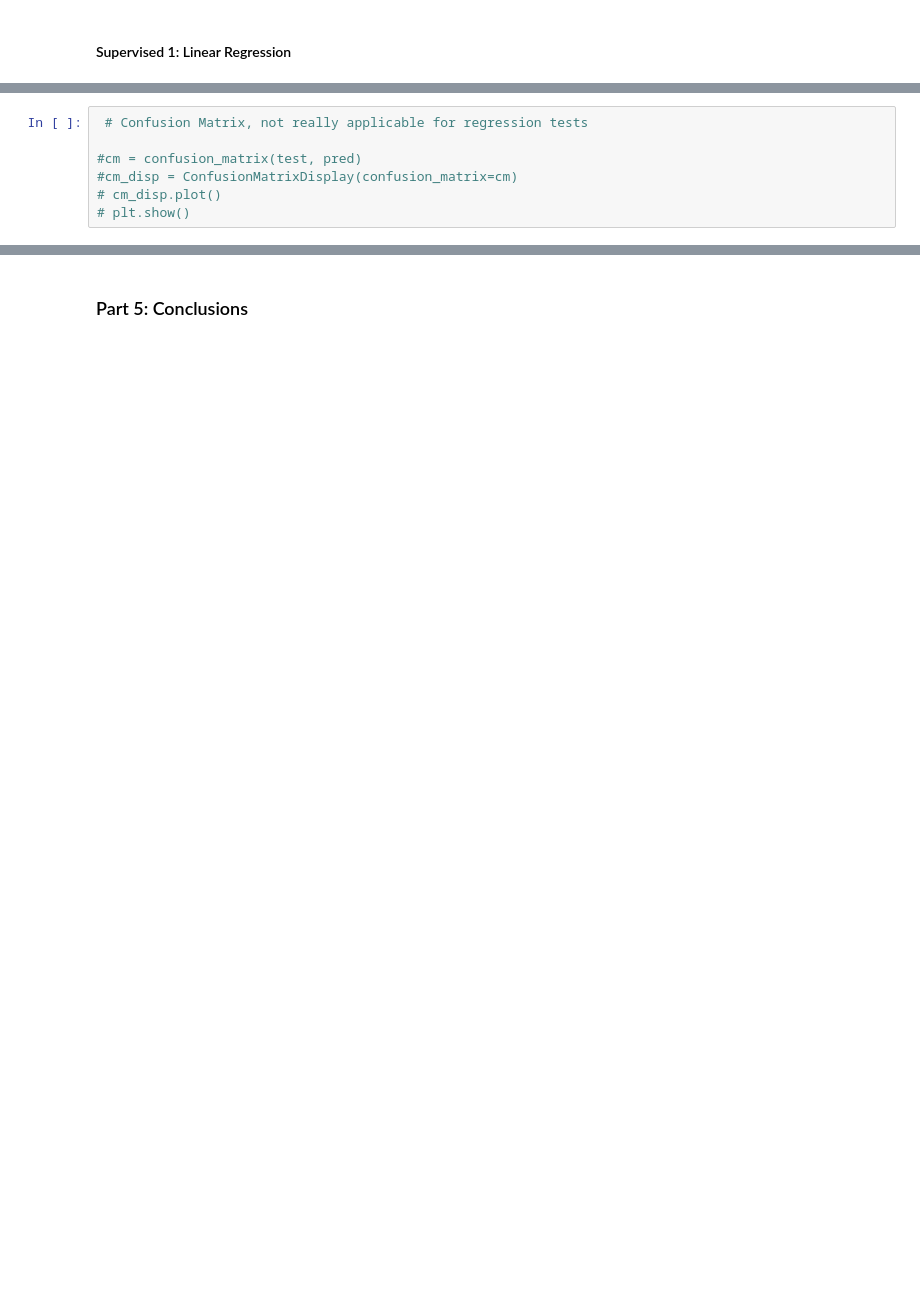
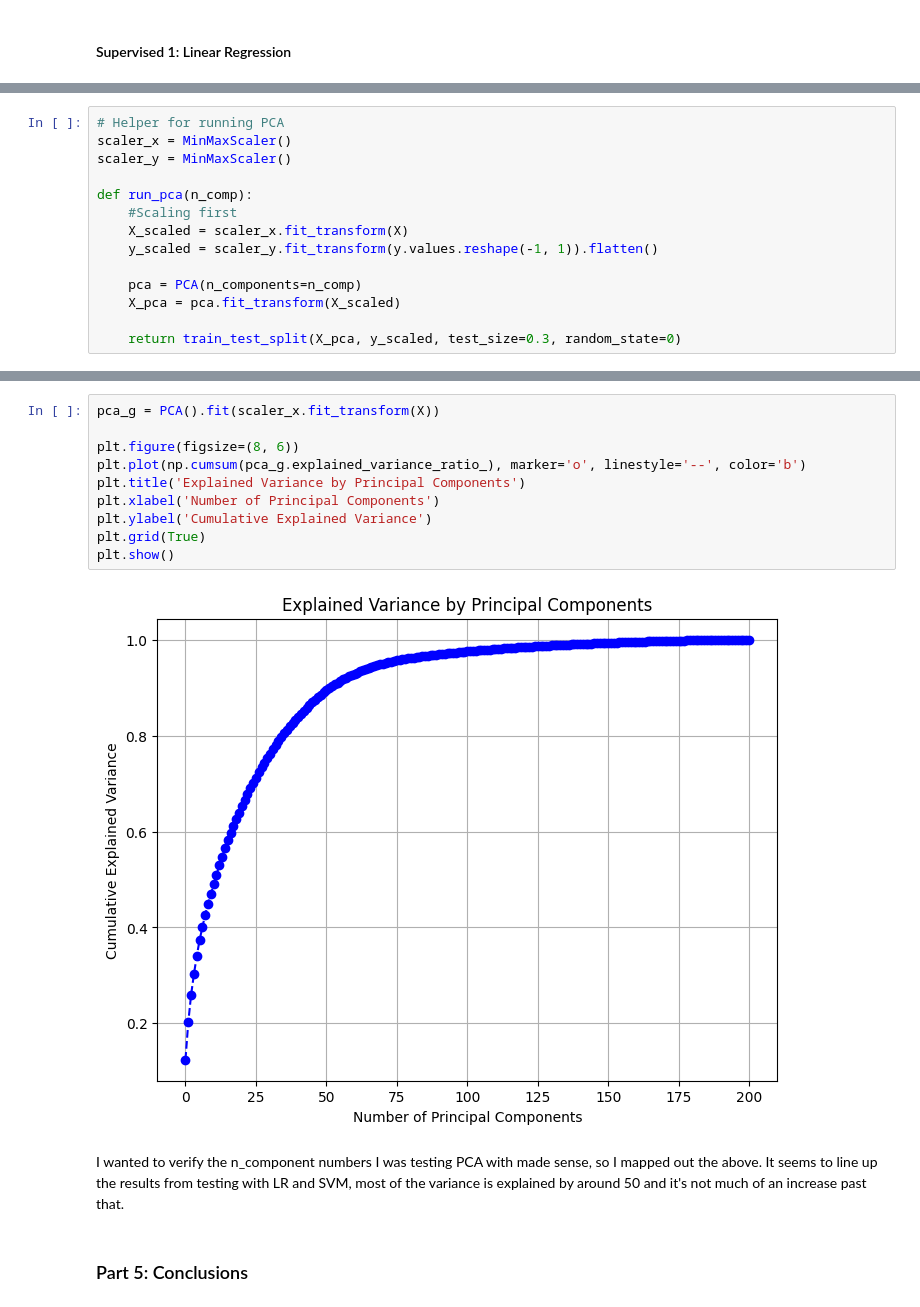
Before and after one commit to bxue2/Unsupervised-Learning-Final, a Jupyter notebook: Final.ipynb, the cells around one changed output, grey strips where cells are left out. Cells and saved outputs as stored; diff of their text form; blank space fills up the shorter version.

```diff
--- a/Final.ipynb
+++ b/Final.ipynb
@@ -574,8 +562,15 @@ Performs better than Linear Regression, but there might be room for improvement,
 # %%
- # Confusion Matrix, not really applicable for regression tests
+# Helper for running PCA
+scaler_x = MinMaxScaler()
+scaler_y = MinMaxScaler()
 
-#cm = confusion_matrix(test, pred)
-#cm_disp = ConfusionMatrixDisplay(confusion_matrix=cm)
-# cm_disp.plot()
-# plt.show()
+def run_pca(n_comp):
+    #Scaling first
+    X_scaled = scaler_x.fit_transform(X)
+    y_scaled = scaler_y.fit_transform(y.values.reshape(-1, 1)).flatten()
+
+    pca = PCA(n_components=n_comp)
+    X_pca = pca.fit_transform(X_scaled)
+
+    return train_test_split(X_pca, y_scaled, test_size=0.3, random_state=0)
 # %%
@@ -588,3 +632,17 @@ lr_acc = accuracy_score(train_y, train_y_pred)
+# %%
+pca_g = PCA().fit(scaler_x.fit_transform(X))
+
+plt.figure(figsize=(8, 6))
+plt.plot(np.cumsum(pca_g.explained_variance_ratio_), marker='o', linestyle='--', color='b')
+plt.title('Explained Variance by Principal Components')
+plt.xlabel('Number of Principal Components')
+plt.ylabel('Cumulative Explained Variance')
+plt.grid(True)
+plt.show()
+# %% [output]
+[figure, added]
+# %% [markdown]
+I wanted to verify the n_component numbers I was testing PCA with made sense, so I mapped out the above. It seems to line up the results from testing with LR and SVM, most of the variance is explained by around 50 and it's not much of an increase past that.
 # %% [markdown]
 ### Part 5: Conclusions
 # %% [markdown]
```
Also changed, not shown: parts of 19 cells of this notebook.
